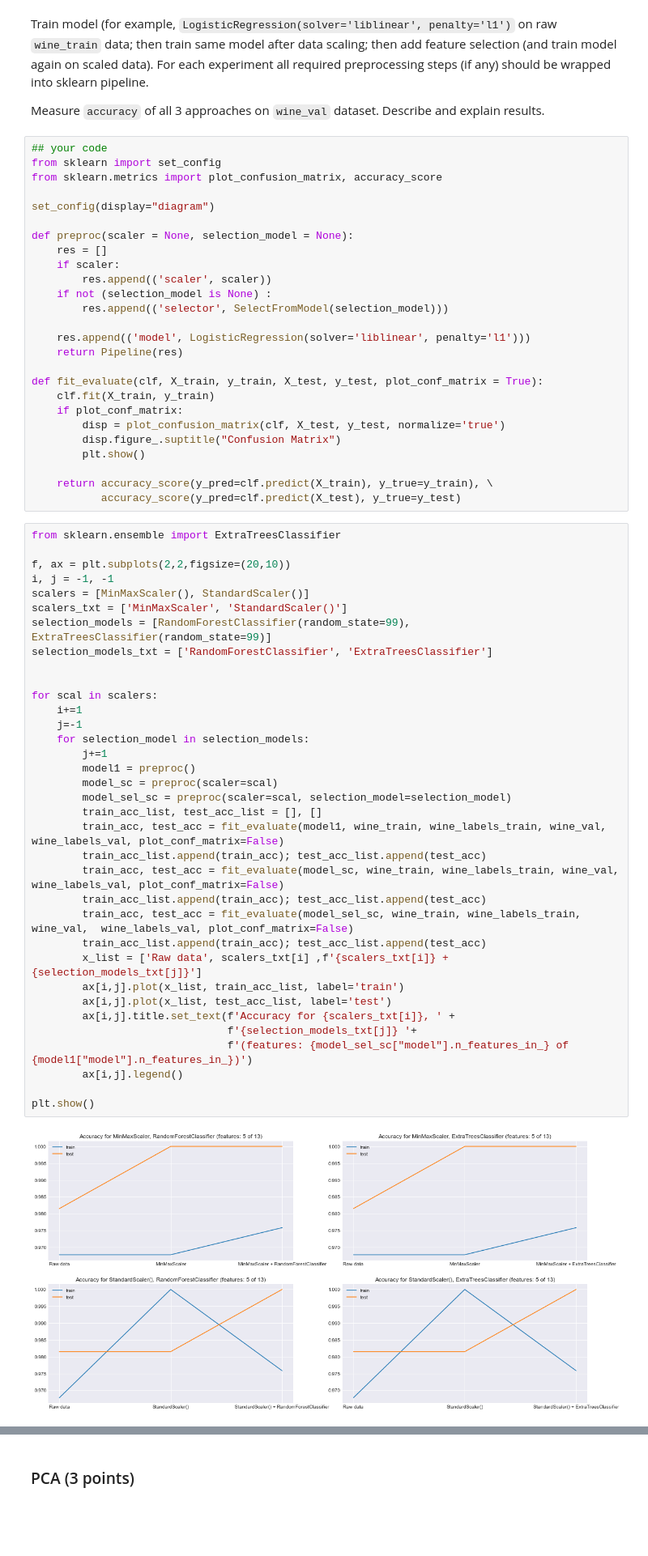
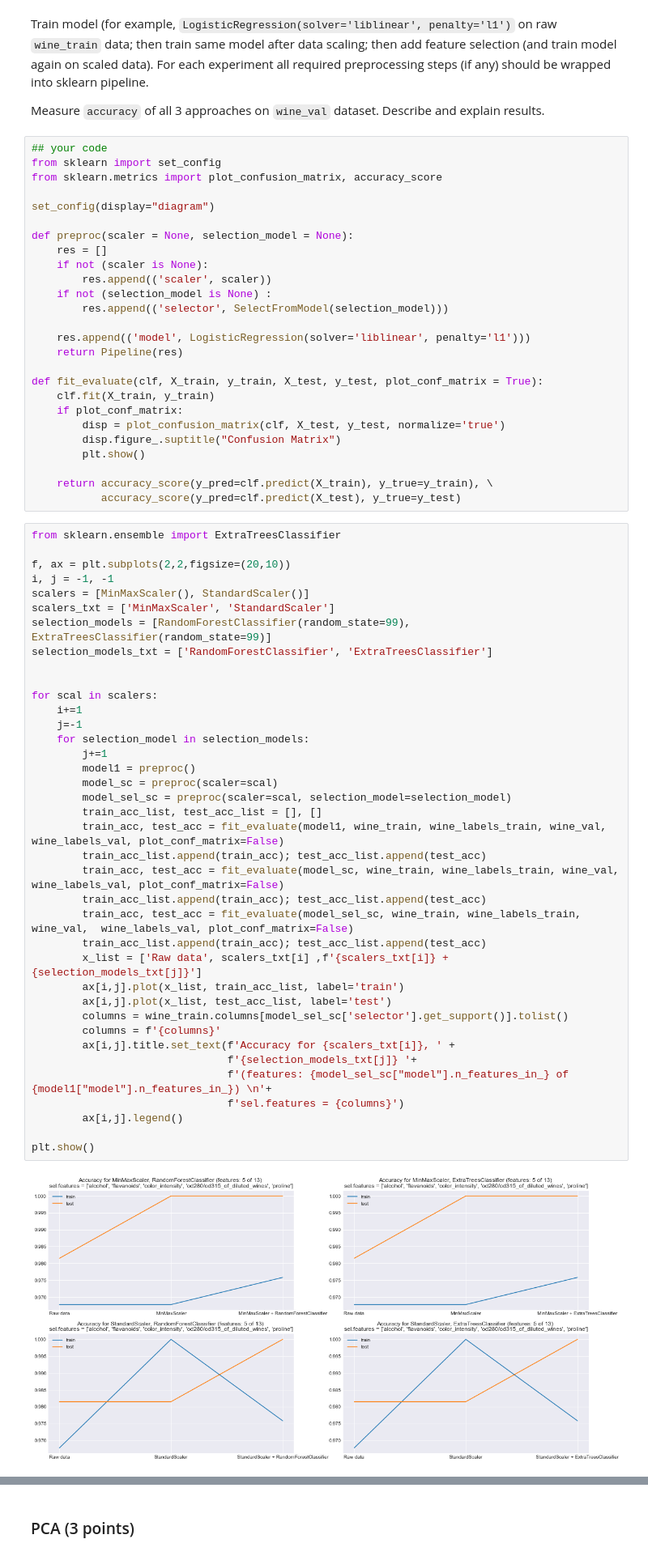
Before and after one commit to DmitryShuvalov/ml-intro_6-f-eng-sel, a Jupyter notebook: homework.ipynb, the cells around one changed output, grey strips where cells are left out. Shown at 81% size. Drawn from its saved outputs; the diff is of its cells as text; blank space fills up the shorter version.

```diff
--- a/homework.ipynb
+++ b/homework.ipynb
@@ -218,7 +218,7 @@ set_config(display="diagram")
 
 def preproc(scaler = None, selection_model = None):
     res = []
-    if scaler:
+    if not (scaler is None):
         res.append(('scaler', scaler))
     if not (selection_model is None) :
         res.append(('selector', SelectFromModel(selection_model)))
@@ -241,37 +241,40 @@ from sklearn.ensemble import ExtraTreesClassifier
 f, ax = plt.subplots(2,2,figsize=(20,10))
 i, j = -1, -1
 scalers = [MinMaxScaler(), StandardScaler()]
-scalers_txt = ['MinMaxScaler', 'StandardScaler()']
+scalers_txt = ['MinMaxScaler', 'StandardScaler']
 selection_models = [RandomForestClassifier(random_state=99), ExtraTreesClassifier(random_state=99)]
 selection_models_txt = ['RandomForestClassifier', 'ExtraTreesClassifier']
 
 
 for scal in scalers:
     i+=1
     j=-1
     for selection_model in selection_models:
         j+=1
         model1 = preproc()
         model_sc = preproc(scaler=scal)
         model_sel_sc = preproc(scaler=scal, selection_model=selection_model)
         train_acc_list, test_acc_list = [], []
         train_acc, test_acc = fit_evaluate(model1, wine_train, wine_labels_train, wine_val,  wine_labels_val, plot_conf_matrix=False)
         train_acc_list.append(train_acc); test_acc_list.append(test_acc)
         train_acc, test_acc = fit_evaluate(model_sc, wine_train, wine_labels_train, wine_val,  wine_labels_val, plot_conf_matrix=False)
         train_acc_list.append(train_acc); test_acc_list.append(test_acc)
         train_acc, test_acc = fit_evaluate(model_sel_sc, wine_train, wine_labels_train, wine_val,  wine_labels_val, plot_conf_matrix=False)
         train_acc_list.append(train_acc); test_acc_list.append(test_acc)
         x_list = ['Raw data', scalers_txt[i] ,f'{scalers_txt[i]} + {selection_models_txt[j]}']
         ax[i,j].plot(x_list, train_acc_list, label='train')
         ax[i,j].plot(x_list, test_acc_list, label='test')
+        columns = wine_train.columns[model_sel_sc['selector'].get_support()].tolist()
+        columns = f'{columns}'
         ax[i,j].title.set_text(f'Accuracy for {scalers_txt[i]}, ' +
                                f'{selection_models_txt[j]} '+
-                               f'(features: {model_sel_sc["model"].n_features_in_} of {model1["model"].n_features_in_})')
+                               f'(features: {model_sel_sc["model"].n_features_in_} of {model1["model"].n_features_in_}) \n'+
+                               f'sel.features = {columns}')
         ax[i,j].legend()
 
 plt.show()
 # %% [output]
-[figure, old version]
+[figure, new version]
 # %% [markdown]
 ###### <font color='red'>Мои мысли</font>
 * При использовании скалирования логистическая регрессия не всегда улучшает accuracy. Но при использовании scaling+feature selection (из базовых sklearn) улучшение на проверном датасете очевидно
```
Also changed, not shown: parts of 8 cells of this notebook.
